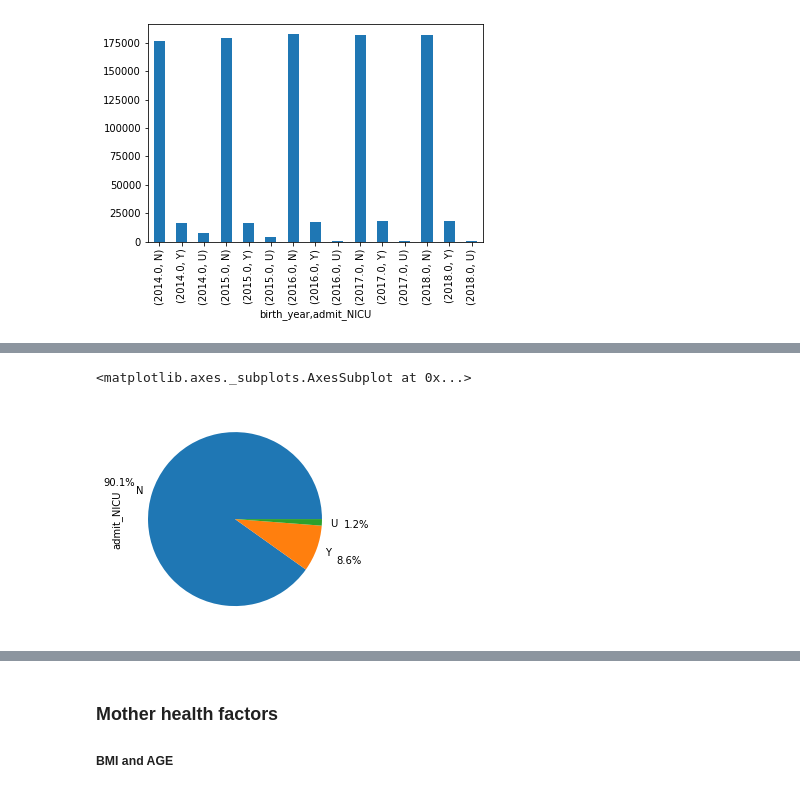
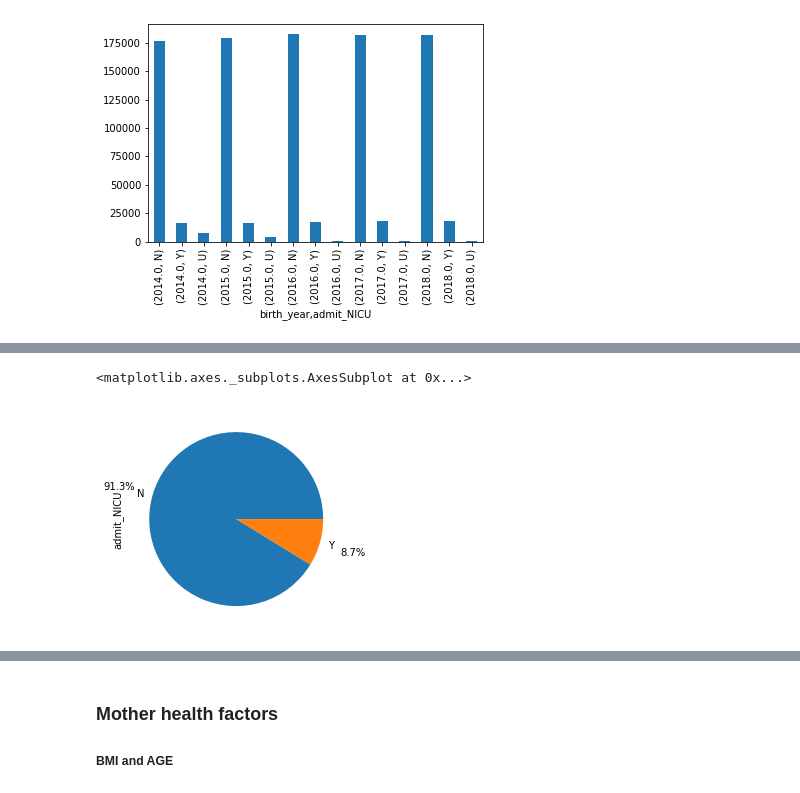
Before and after one commit to mkwasnica/CDC_capstone, a Jupyter notebook: notebooks/MK_EDA_timeseries.ipynb, the cells around one changed output, grey strips where cells are left out. Cells and saved outputs as stored; diff of their text form; code cells hidden in the pictures.

```diff
--- a/notebooks/MK_EDA_timeseries.ipynb
+++ b/notebooks/MK_EDA_timeseries.ipynb
@@ -7,7 +7,7 @@ import matplotlib.pyplot as plt
 
 import re
 # %%
-births = pd.read_csv('../data/raw/totSampDF18.csv')
+births = pd.read_csv('../data/interim/totSampDF18.csv')
 # %% [markdown]
 #### Columns of interest
 Mom age C
@@ -174,5 +176,7 @@ NameError: name 'plot_gpYR' is not defined
+# %%
+births2 = births.mask(births['admit_NICU'] == 'U')
 # %%
-births['admit_NICU'].value_counts().plot(kind = 'pie', autopct='%1.1f%%', pctdistance = 1.4)
+births2['admit_NICU'].value_counts().plot(kind = 'pie', autopct='%1.1f%%', pctdistance = 1.4)
 # %% [output]
 <matplotlib.axes._subplots.AxesSubplot at 0x...>
-[figure, old version]
+[figure, new version]
```
Also changed, not shown: parts of 3 cells of this notebook, 1 other file.
